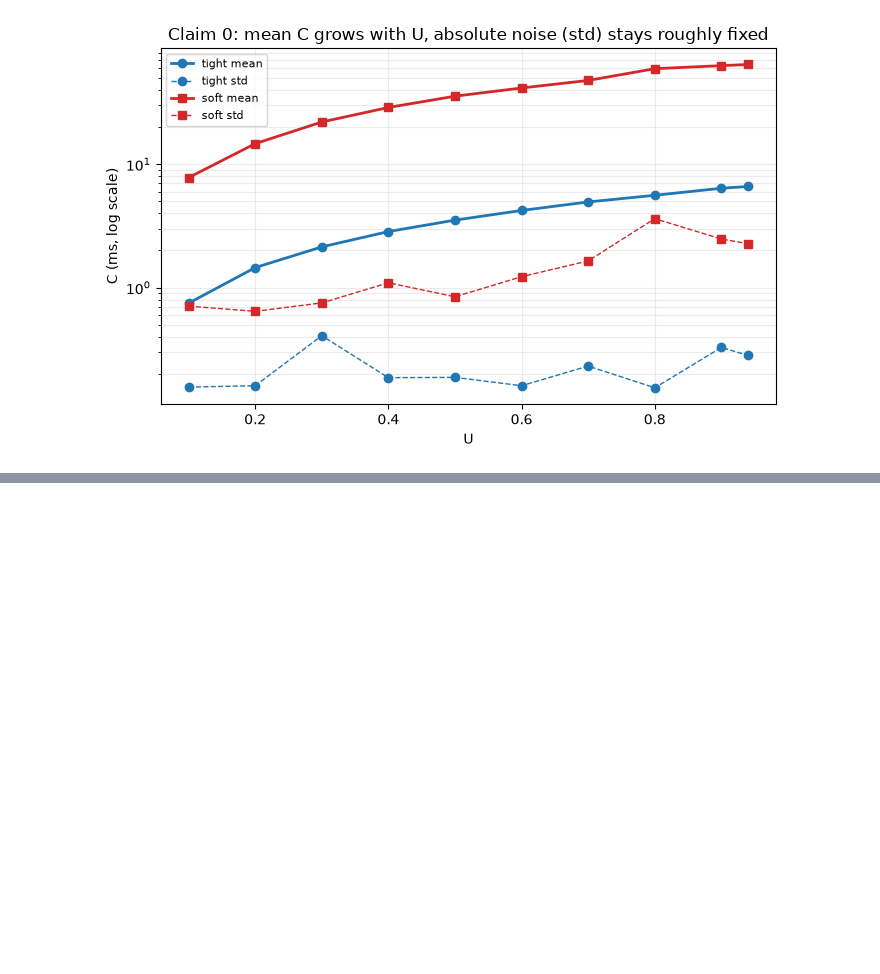
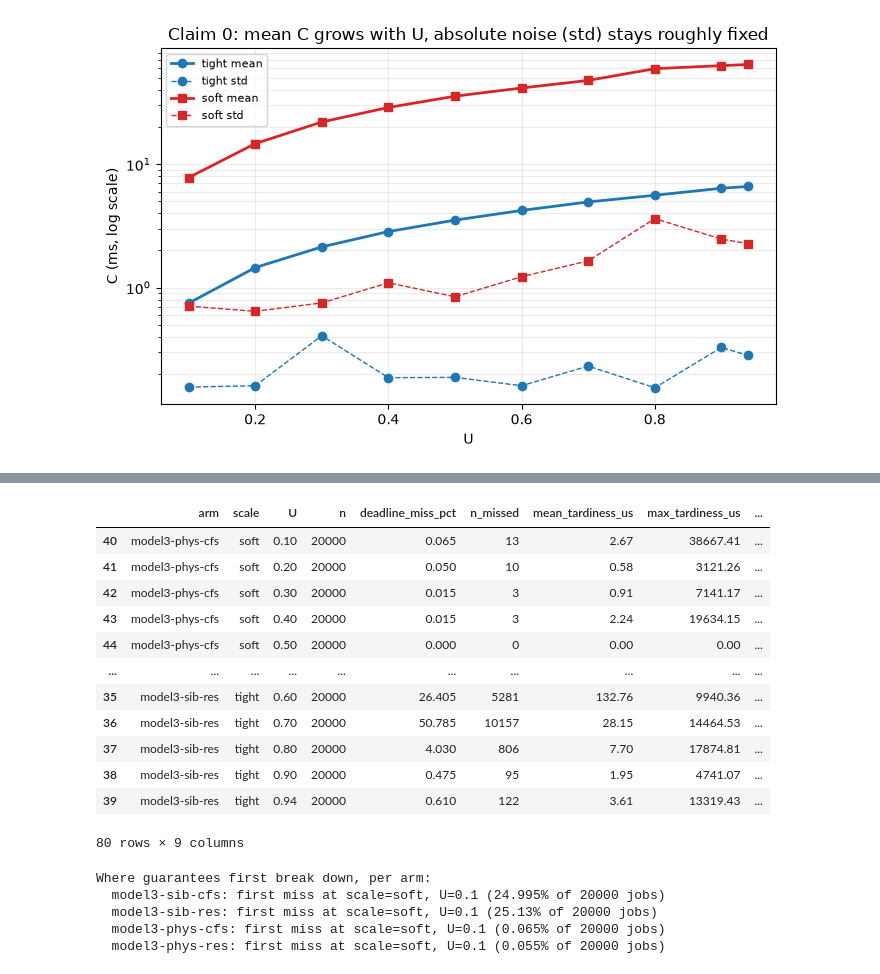
Before and after one commit to pippi2802/GraduationProject, a Jupyter notebook: research-questions/RQ1_final/analysis/analysis.ipynb, the cells around one changed output, grey strips where cells are left out. Saved outputs shown, nothing was run; the diff lists cells and outputs as text; code cells hidden in the pictures; blank space fills up the shorter version.

Commit message:
fix: assignment of model1 and model4 to isolated cores for execution + initial ananalysis of results

```diff
--- a/research-questions/RQ1_final/analysis/analysis.ipynb
+++ b/research-questions/RQ1_final/analysis/analysis.ipynb
@@ -123,14 +114,2 @@ noise_floor_table
 # %% [markdown]
 #### Analyse correlation between execution time variance and nonvol_ctxt and mid_job_preempt_us
-# %%
-rows = []
-for (scale, u), g in model1.groupby(["scale", "U"]):
-        rows.append({
-            "scale": scale, "U": u,
-            "nonvol_pct_nonzero": round(100 * (g["nonvol_ctxt"] > 0).mean(), 3),
-            "nonvol_max": int(g["nonvol_ctxt"].max()),
-            "midjob_max_us": round(g["mid_job_preempt_us"].max(), 1),
-        })
-t = pd.DataFrame(rows)
-print(f"corr(nonvol_pct_nonzero, midjob_max_us) =", round(t["nonvol_pct_nonzero"].corr(t["midjob_max_us"]), 3))
-print(f"corr(nonvol_max, midjob_max_us) =", round(t["nonvol_max"].corr(t["midjob_max_us"]), 3))
@@ -154,3 +173,11 @@ ax.grid(alpha=0.25); ax.legend()
 fig.tight_layout()
 # %% [output]
 [figure]
+# %%
+import json, glob
+from collections import Counter
+cpus = Counter()
+for f in sorted(glob.glob('model4_round*/*/*/placement.json')):
+    d = json.load(open(f))
+    cpus[d.get('target_RT_CPUSET', 'MISSING')] += 1
+print(cpus)
@@ -172,0 +206,49 @@ fig.tight_layout()
+# %%
+combinations = ["model3-sib-cfs", "model3-sib-res", "model3-phys-cfs", "model3-phys-res"]
+
+rows = []
+for combination in combinations:
+    df = pd.read_csv(os.path.join(path, f"{combination}.csv"))
+    for (scale, u), g in df.groupby(["scale", "U"]):
+        n = len(g)
+        n_miss = int(g["deadline_miss"].sum())
+        rows.append({
+            "arm": combination, "scale": scale, "U": u, "n": n,
+            "deadline_miss_pct": round(100 * n_miss / n, 3),
+            "n_missed": n_miss,
+            "mean_tardiness_us": round(g["tardiness_us"].mean(), 2),
+            "max_tardiness_us": round(g["tardiness_us"].max(), 2),
+            "p99_tardiness_us": round(g["tardiness_us"].quantile(0.99), 2),
+        })
+
+diagnostic_table = pd.DataFrame(rows).sort_values(["arm", "scale", "U"])
+display(diagnostic_table)
+# %% [output]
+|  | arm | scale | U | n | deadline_miss_pct | n_missed | mean_tardiness_us | max_tardiness_us | ... |
+| 40 | model3-phys-cfs | soft | 0.10 | 20000 | 0.065 | 13 | 2.67 | 38667.41 | ... |
+| 41 | model3-phys-cfs | soft | 0.20 | 20000 | 0.050 | 10 | 0.58 | 3121.26 | ... |
+| 42 | model3-phys-cfs | soft | 0.30 | 20000 | 0.015 | 3 | 0.91 | 7141.17 | ... |
+| 43 | model3-phys-cfs | soft | 0.40 | 20000 | 0.015 | 3 | 2.24 | 19634.15 | ... |
+| 44 | model3-phys-cfs | soft | 0.50 | 20000 | 0.000 | 0 | 0.00 | 0.00 | ... |
+| ... | ... | ... | ... | ... | ... | ... | ... | ... | ... |
+| 35 | model3-sib-res | tight | 0.60 | 20000 | 26.405 | 5281 | 132.76 | 9940.36 | ... |
+| 36 | model3-sib-res | tight | 0.70 | 20000 | 50.785 | 10157 | 28.15 | 14464.53 | ... |
+| 37 | model3-sib-res | tight | 0.80 | 20000 | 4.030 | 806 | 7.70 | 17874.81 | ... |
+| 38 | model3-sib-res | tight | 0.90 | 20000 | 0.475 | 95 | 1.95 | 4741.07 | ... |
+| 39 | model3-sib-res | tight | 0.94 | 20000 | 0.610 | 122 | 3.61 | 13319.43 | ... |
+80 rows × 9 columns
+# %%
+print("\nWhere guarantees first break down, per combination:")
+for combination in combinations:
+    sub = diagnostic_table[(diagnostic_table.arm == combination) & (diagnostic_table.deadline_miss_pct > 0)]
+    if sub.empty:
+        print(f"  {combination}: no deadline misses observed in any tested cell (0/{diagnostic_table[diagnostic_table.arm==combination].n.sum()} jobs)")
+    else:
+        first = sub.sort_values(["scale", "U"]).iloc[0]
+        print(f"  {combination}: first miss at scale={first.scale}, U={first.U} ({first.deadline_miss_pct}% of {first.n} jobs)")
+# %% [output]
+Where guarantees first break down, per arm:
+  model3-sib-cfs: first miss at scale=soft, U=0.1 (24.995% of 20000 jobs)
+  model3-sib-res: first miss at scale=soft, U=0.1 (25.13% of 20000 jobs)
+  model3-phys-cfs: first miss at scale=soft, U=0.1 (0.065% of 20000 jobs)
+  model3-phys-res: first miss at scale=soft, U=0.1 (0.055% of 20000 jobs)
```
Also changed, not shown: parts of 8 cells of this notebook, 3 other files.
